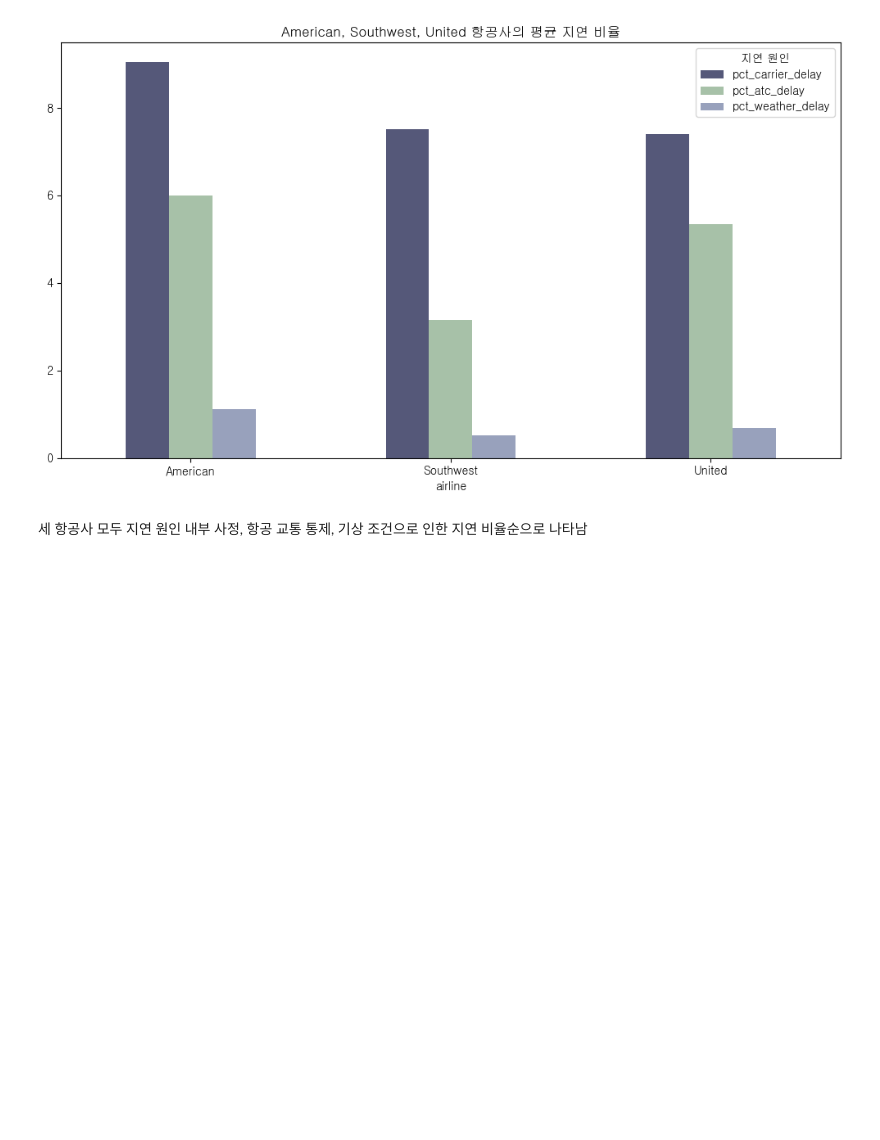
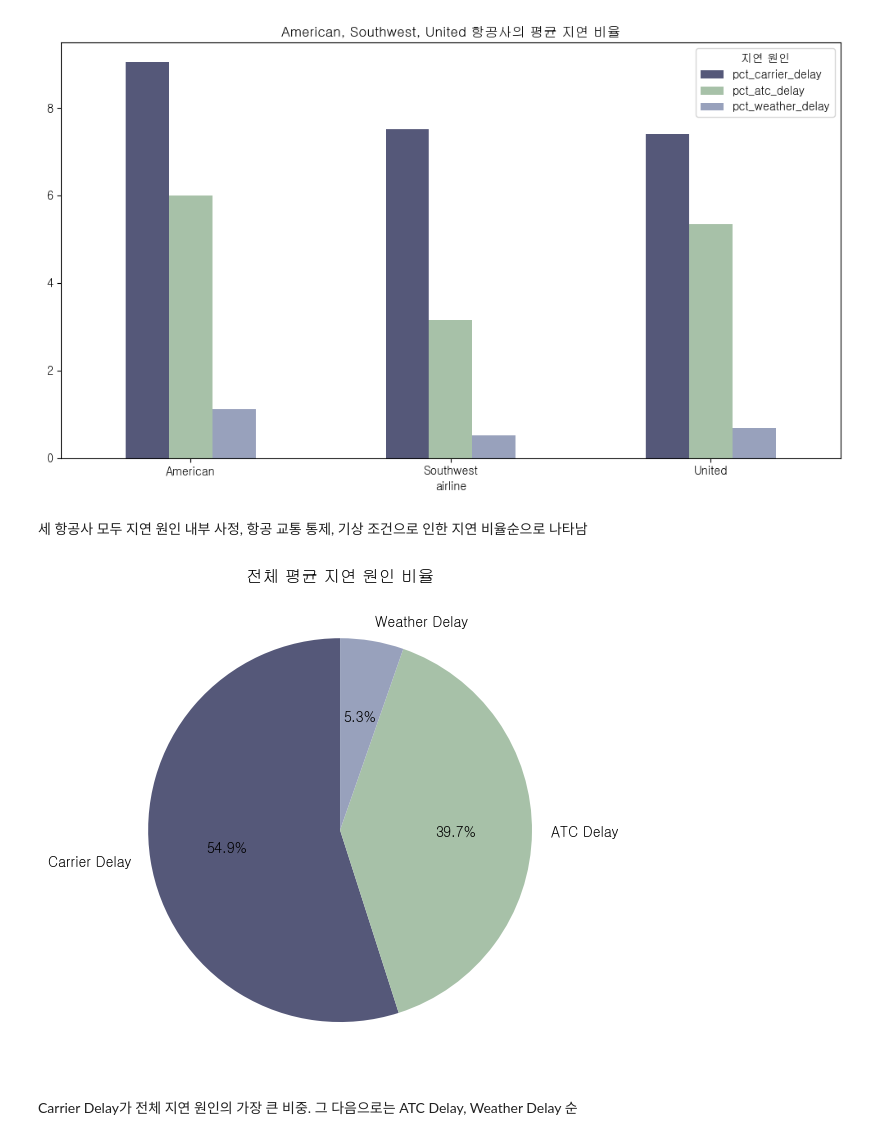
Before and after one commit to 2rlo0/hipython_rep, a Jupyter notebook: 1_data_anal_proj/분석보고서.ipynb, the cells around one changed output. Cells and saved outputs as stored; diff of their text form; code cells hidden in the pictures; blank space fills up the shorter version.

```diff
--- a/1_data_anal_proj/분석보고서.ipynb
+++ b/1_data_anal_proj/분석보고서.ipynb
@@ -353,3 +353,19 @@ plt.show()
 [figure]
 # %% [markdown]
 세 항공사 모두 지연 원인 내부 사정, 항공 교통 통제, 기상 조건으로 인한 지연 비율순으로 나타남
+# %%
+# 전체 지연 원인 비율
+# 파이 차트
+delay_means = df[['pct_carrier_delay', 'pct_atc_delay', 'pct_weather_delay']].mean()
+colors = ['#555879', '#A7C1A8', '#98A1BC']
+labels = ['Carrier Delay', 'ATC Delay', 'Weather Delay']
+
+plt.figure(figsize=(6, 6))
+plt.pie(delay_means, labels=labels, colors=colors, autopct='%1.1f%%', startangle=90)
+plt.title('전체 평균 지연 원인 비율')
+plt.tight_layout()
+plt.show()
+# %% [output]
+[figure, added]
+# %% [markdown]
+Carrier Delay가 전체 지연 원인의 가장 큰 비중. 그 다음으로는 ATC Delay, Weather Delay 순
```
